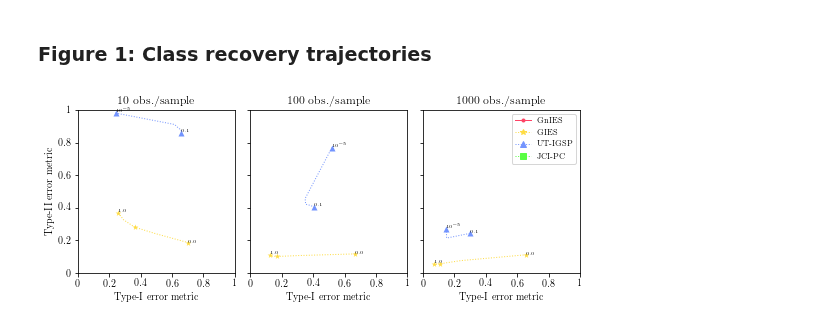
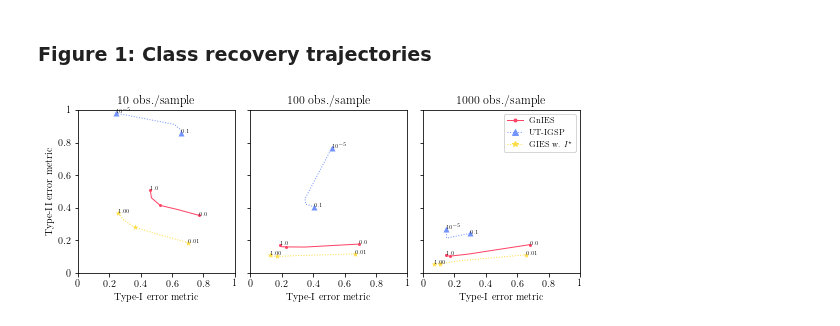
Before and after one commit to juangamella/gnies-paper, a Jupyter notebook: figure_model_mismatch.ipynb, the cells around one changed output. Drawn from its saved outputs; the diff is of its cells as text; code cells hidden in the pictures.

```diff
--- a/figure_model_mismatch.ipynb
+++ b/figure_model_mismatch.ipynb
@@ -106,8 +106,8 @@ gies_metrics[metrics.success_metric].mean()
 # %% [markdown]
 ### Figure 1: Class recovery trajectories
 # %%
-# gnies_x = np.nanmean(gnies_metrics[metrics.type_1_structc], axis=(0,3))
-# gnies_y = np.nanmean(gnies_metrics[metrics.type_2_structc], axis=(0,3))
+gnies_x = np.nanmean(gnies_metrics[metrics.type_1_structc], axis=(0,3))
+gnies_y = np.nanmean(gnies_metrics[metrics.type_2_structc], axis=(0,3))
 
 utigsp_x = np.nanmean(utigsp_metrics[metrics.type_1_structc], axis=(0,4))
 utigsp_y = np.nanmean(utigsp_metrics[metrics.type_2_structc], axis=(0,4))
@@ -141,10 +141,10 @@ color = {'gnies': colors[0],
 }
 
 print_names = {'gnies': 'GnIES',
-               'ges': 'GIES',
                'ut_igsp': 'UT-IGSP',
+               'ges': 'GIES w. $I^\star$',
                #'ut_igsp+': 'UT-IGSP+',
-               'jci_pc': 'JCI-PC',
+               #'jci_pc': 'JCI-PC',
 }
 
 
@@ -156,13 +156,13 @@ for i,n in enumerate(Ns):
     plt.subplot(gs[i])
     ax = plt.gca()
 
-#    # Plot GnIES
-#    ax.plot(gnies_x[:,i], gnies_y[:,i], color=color['gnies'], linestyle=style['gnies'], **lineopts)
-#    for j in [0,5,len(gnies_lambdas) - 1]:
-#        ax.scatter(gnies_x[j,i], gnies_y[j,i], color=color['gnies'], marker=marker['gnies'], linewidth=0)
-#        l = gnies_lambdas[j]
-#        if text and l!=0.5:
-#            ax.text(gnies_x[j,i], gnies_y[j,i], "$%0.1f$" % l, fontsize=textsize)
+    # Plot GnIES
+    ax.plot(gnies_x[:,i], gnies_y[:,i], color=color['gnies'], linestyle=style['gnies'], **lineopts)
+    for j in [0,2,len(gnies_lambdas) - 1]:
+        ax.scatter(gnies_x[j,i], gnies_y[j,i], color=color['gnies'], marker=marker['gnies'], linewidth=0)
+        l = gnies_lambdas[j]
+        if text and l!=0.5:
+            ax.text(gnies_x[j,i], gnies_y[j,i], "$%0.1f$" % l, fontsize=textsize)
 
 
     # Plot UT-IGSP
@@ -172,7 +172,7 @@ for i,n in enumerate(Ns):
         ax.scatter(utigsp_x[j,j,i], utigsp_y[j,j,i], color=color['ut_igsp'], marker=marker['ut_igsp'], linewidth=0)
         a = utigsp_alphas[j]
         if text:
-            lbl = "$10^{-5}$" if a < 0.1 else "$%0.1f$"
+            lbl = "$10^{-5}$" if a < 0.01 else "$%0.1f$"
             ax.text(utigsp_x[j,j,i], utigsp_y[j,j,i], lbl % a, fontsize=textsize)
 
 
@@ -182,35 +182,35 @@ for i,n in enumerate(Ns):
         l = gies_lambdas[j]
         ax.scatter(gies_x[j,i], gies_y[j,i], color=color['ges'], marker=marker['ges'], linewidth=0)
         if l!=0.5 and text:
-            ax.text(gies_x[j,i], gies_y[j,i], "$%0.1f$" % l, fontsize=textsize)
+            ax.text(gies_x[j,i], gies_y[j,i], "$%0.2f$" % l, fontsize=textsize)
 
 
 
     ax.set_xlim([0,1])
     ax.set_ylim([0,1])
     ax.set_xlabel('Type-I error metric')
     ax.set_title("%d obs./sample" % n)
     ax.set_ylabel('Type-II error metric') if i == 0 else None
     ax.set_yticks(ticks)
     ax.set_xticks(ticks)
     ax.set_xticklabels(ticks)
     ax.set_yticklabels([]) if i != 0 else ax.set_yticklabels(ticks)
 
 
 # Build legend
 method_entries = [Line2D([0], [0],
                          linewidth=1,
                          linestyle=style[method],
                          marker=marker[method],
                          color=color[method]) for method in print_names.keys()]
 method_str = list(print_names.values())
 ax.legend(method_entries, #+ sample_size_entries
           method_str, # + sample_size_str
           prop={'size':8},
           loc='upper right',
         ncol=1)
 
 
 plt.savefig('figures/figure_1_do.pdf', bbox_inches='tight')
 # %% [output]
-[figure, old version]
+[figure, new version]
```
Also changed, not shown: parts of 2 cells of this notebook, 1 other file.
